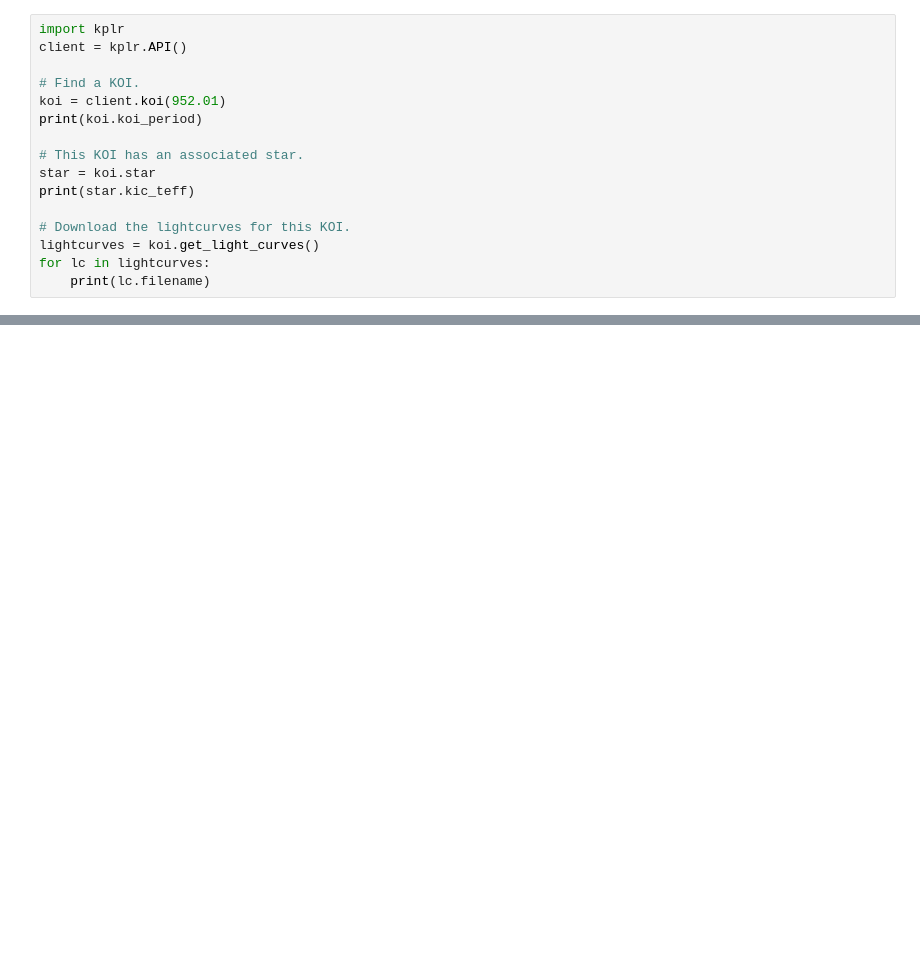
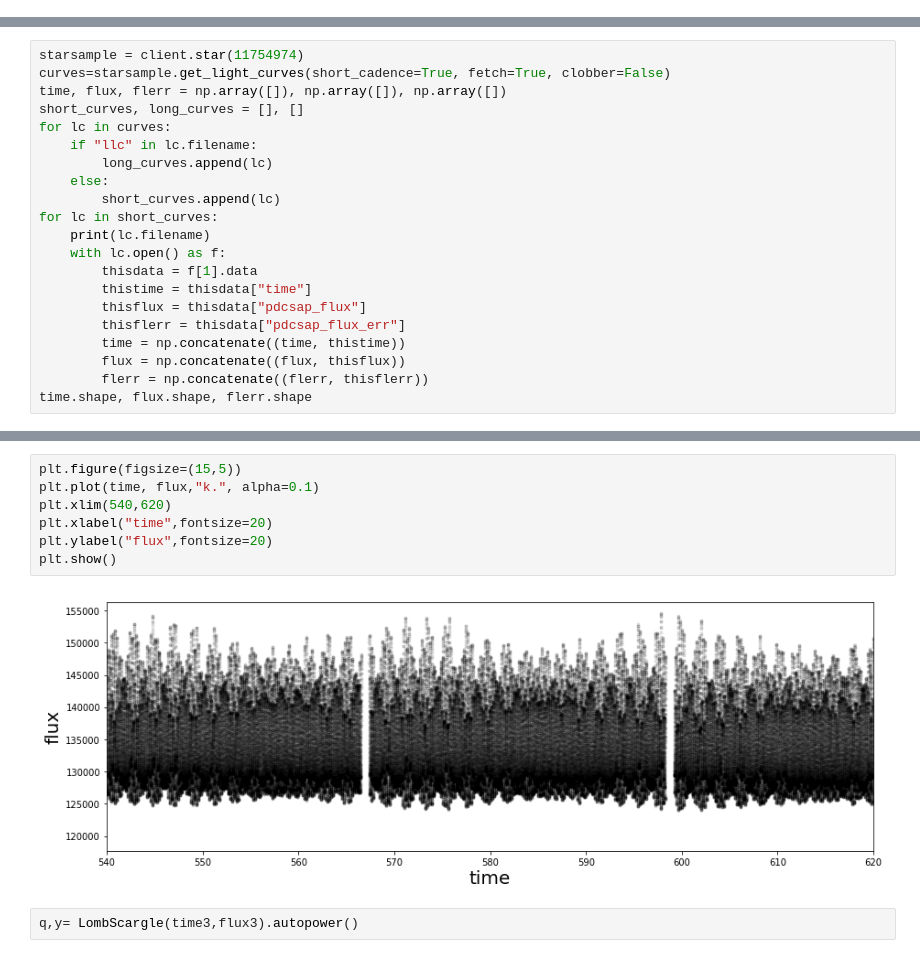
Before and after one commit to cas955/FMRadio, a Jupyter notebook: KPLR Data.ipynb, the cells around one changed output, grey strips where cells are left out. Drawn from its saved outputs; the diff is of its cells as text; blank space fills up the shorter version.

```diff
--- a/KPLR Data.ipynb
+++ b/KPLR Data.ipynb
@@ -18,16 +0,0 @@ You should consider upgrading via the 'pip install --upgrade pip' command.
-# %%
-import kplr
-client = kplr.API()
-
-# Find a KOI.
-koi = client.koi(952.01)
-print(koi.koi_period)
-
-# This KOI has an associated star.
-star = koi.star
-print(star.kic_teff)
-
-# Download the lightcurves for this KOI.
-lightcurves = koi.get_light_curves()
-for lc in lightcurves:
-    print(lc.filename)
@@ -60,0 +12,21 @@ K00952.01
+# %%
+starsample = client.star(11754974)
+curves=starsample.get_light_curves(short_cadence=True, fetch=True, clobber=False)
+time, flux, flerr = np.array([]), np.array([]), np.array([])
+short_curves, long_curves = [], []
+for lc in curves:
+    if "llc" in lc.filename:
+        long_curves.append(lc)
+    else:
+        short_curves.append(lc)
+for lc in short_curves:
+    print(lc.filename)
+    with lc.open() as f:
+        thisdata = f[1].data
+        thistime = thisdata["time"]
+        thisflux = thisdata["pdcsap_flux"]
+        thisflerr = thisdata["pdcsap_flux_err"]
+        time = np.concatenate((time, thistime))
+        flux = np.concatenate((flux, thisflux))
+        flerr = np.concatenate((flerr, thisflerr))
+time.shape, flux.shape, flerr.shape
@@ -60,0 +69,11 @@ K00952.01
+# %%
+plt.figure(figsize=(15,5))
+plt.plot(time, flux,"k.", alpha=0.1)
+plt.xlim(540,620)
+plt.xlabel("time",fontsize=20)
+plt.ylabel("flux",fontsize=20)
+plt.show()
+# %% [output]
+[figure, added]
+# %%
+q,y= LombScargle(time3,flux3).autopower()
```
Also changed, not shown: parts of 15 cells of this notebook.
